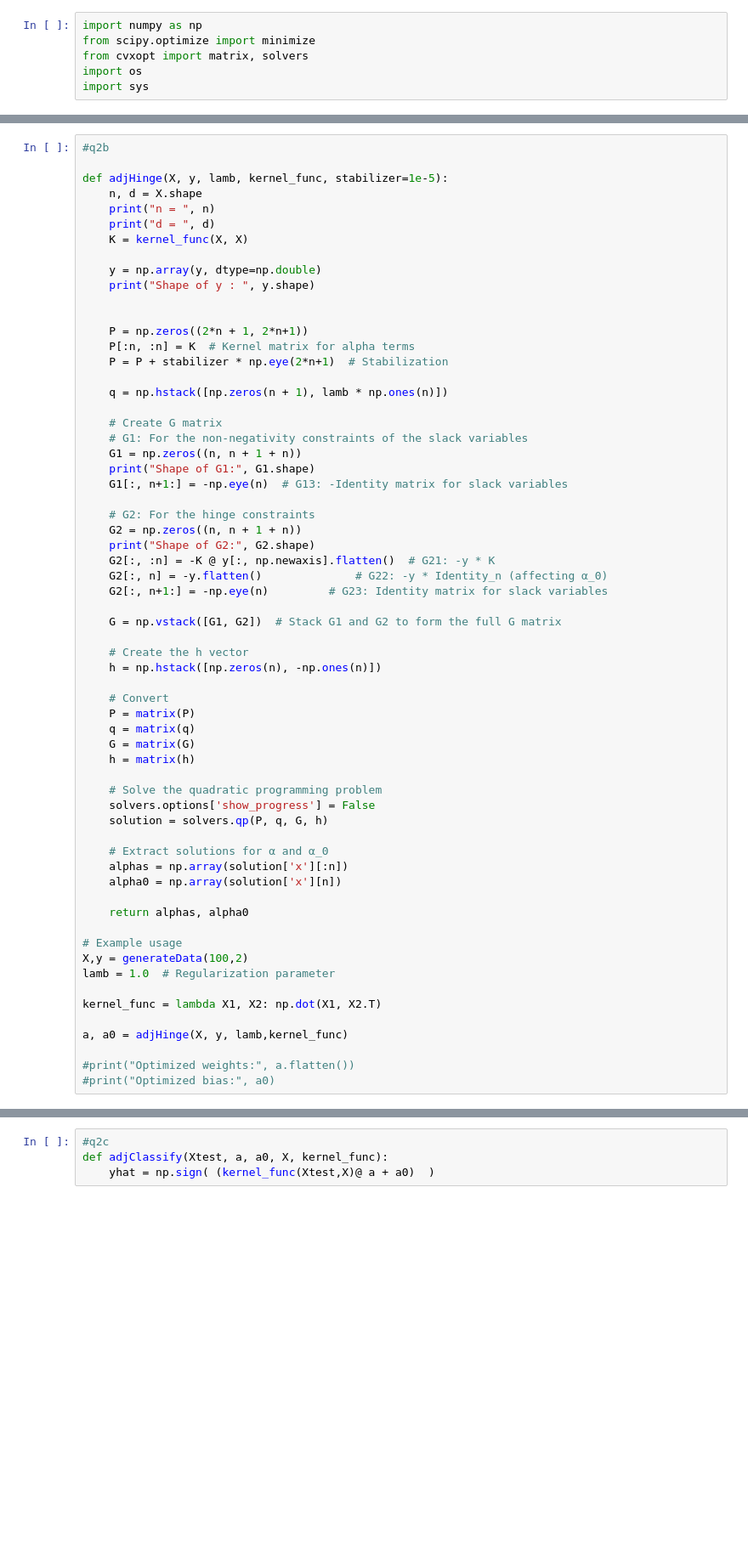
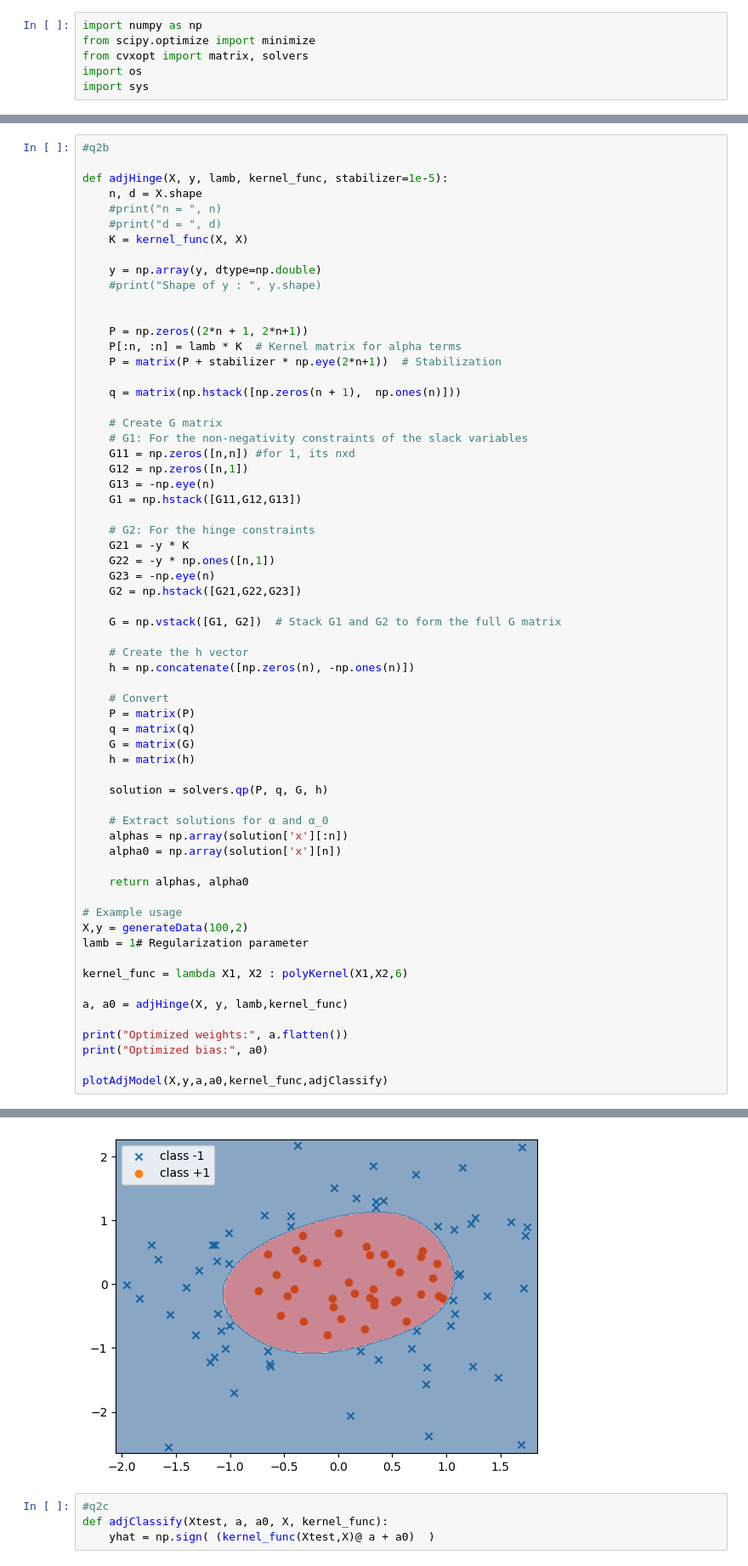
Before and after one commit to MarioPardo/C3105_Group62, a Jupyter notebook: Assignment2/Q2/a2_q2.ipynb, the cells around one changed output, grey strips where cells are left out. Shown at 85% size. Cells and saved outputs as stored; diff of their text form; blank space fills up the shorter version.

```diff
--- a/Assignment2/Q2/a2_q2.ipynb
+++ b/Assignment2/Q2/a2_q2.ipynb
@@ -223,37 +232,37 @@ Optimized bias: 0.7537719414788249
 
 def adjHinge(X, y, lamb, kernel_func, stabilizer=1e-5):
     n, d = X.shape
-    print("n = ", n)
-    print("d = ", d)
+    #print("n = ", n)
+    #print("d = ", d)
     K = kernel_func(X, X)
 
     y = np.array(y, dtype=np.double)
-    print("Shape of y : ", y.shape)
+    #print("Shape of y : ", y.shape)
 
 
     P = np.zeros((2*n + 1, 2*n+1))
-    P[:n, :n] = K  # Kernel matrix for alpha terms
-    P = P + stabilizer * np.eye(2*n+1)  # Stabilization
+    P[:n, :n] = lamb * K  # Kernel matrix for alpha terms
+    P = matrix(P + stabilizer * np.eye(2*n+1))  # Stabilization
 
-    q = np.hstack([np.zeros(n + 1), lamb * np.ones(n)])
+    q = matrix(np.hstack([np.zeros(n + 1),  np.ones(n)]))
 
     # Create G matrix
     # G1: For the non-negativity constraints of the slack variables
-    G1 = np.zeros((n, n + 1 + n))
-    print("Shape of G1:", G1.shape)
-    G1[:, n+1:] = -np.eye(n)  # G13: -Identity matrix for slack variables
+    G11 = np.zeros([n,n]) #for 1, its nxd
+    G12 = np.zeros([n,1])
+    G13 = -np.eye(n)
+    G1 = np.hstack([G11,G12,G13])
 
     # G2: For the hinge constraints
-    G2 = np.zeros((n, n + 1 + n))
-    print("Shape of G2:", G2.shape)
-    G2[:, :n] = -K @ y[:, np.newaxis].flatten()  # G21: -y * K
-    G2[:, n] = -y.flatten()              # G22: -y * Identity_n (affecting α_0)
-    G2[:, n+1:] = -np.eye(n)         # G23: Identity matrix for slack variables
+    G21 = -y * K
+    G22 = -y * np.ones([n,1])
+    G23 = -np.eye(n)
+    G2 = np.hstack([G21,G22,G23])
 
     G = np.vstack([G1, G2])  # Stack G1 and G2 to form the full G matrix
 
     # Create the h vector
-    h = np.hstack([np.zeros(n), -np.ones(n)])
+    h = np.concatenate([np.zeros(n), -np.ones(n)])
 
     # Convert
     P = matrix(P)
@@ -261,8 +270,6 @@ def adjHinge(X, y, lamb, kernel_func, stabilizer=1e-5):
     G = matrix(G)
     h = matrix(h)
 
-    # Solve the quadratic programming problem
-    solvers.options['show_progress'] = False
     solution = solvers.qp(P, q, G, h)
 
     # Extract solutions for α and α_0
@@ -273,12 +280,14 @@ def adjHinge(X, y, lamb, kernel_func, stabilizer=1e-5):
 
 # Example usage
 X,y = generateData(100,2)
-lamb = 1.0  # Regularization parameter
+lamb = 1# Regularization parameter
 
-kernel_func = lambda X1, X2: np.dot(X1, X2.T)
+kernel_func = lambda X1, X2 : polyKernel(X1,X2,6)
 
 a, a0 = adjHinge(X, y, lamb,kernel_func)
 
-#print("Optimized weights:", a.flatten())
-#print("Optimized bias:", a0)
+print("Optimized weights:", a.flatten())
+print("Optimized bias:", a0)
+
+plotAdjModel(X,y,a,a0,kernel_func,adjClassify)
 # %% [output]
@@ -290,3 +311,4 @@ Shape of G2: (100, 201)
+[figure, added]
 # %%
 #q2c
 def adjClassify(Xtest, a, a0, X, kernel_func):
```
Also changed, not shown: parts of 4 cells of this notebook, 2 other files.
